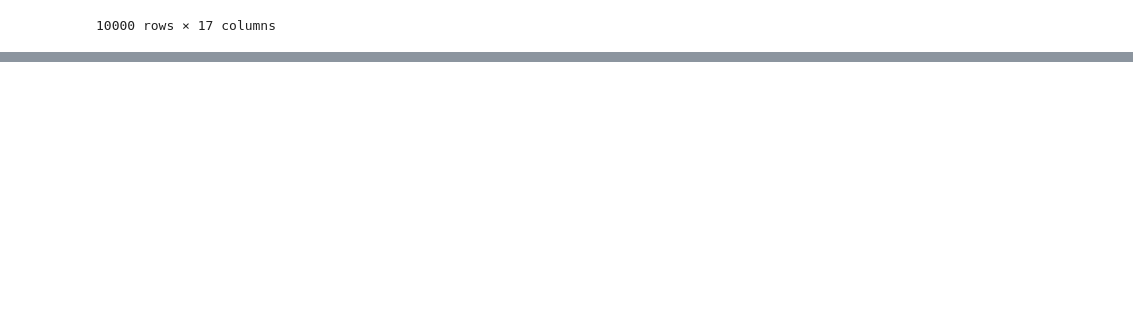
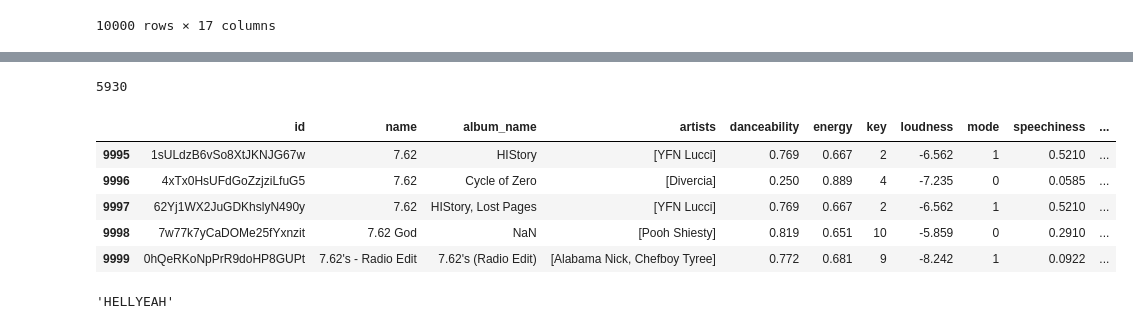
Before and after one commit to FrostNT1/Music-Industry-Insights, a Jupyter notebook: experiments/Shivam/03_song-features.ipynb, the cells around one changed output, grey strips where cells are left out. Cells and saved outputs as stored; diff of their text form; code cells hidden in the pictures; blank space fills up the shorter version.

```diff
--- a/experiments/Shivam/03_song-features.ipynb
+++ b/experiments/Shivam/03_song-features.ipynb
@@ -121,0 +151,17 @@ songs_with_attributes_and_lyrics.head()
+# %%
+len(skipped_indices)
+# %% [output]
+5930
+# %%
+songs_with_attributes_and_lyrics_cleaned.tail()
+# %% [output]
+|  | id | name | album_name | artists | danceability | energy | key | loudness | mode | speechiness | ... |
+| 9995 | 1sULdzB6vSo8XtJKNJG67w | 7.62 | HIStory | [YFN Lucci] | 0.769 | 0.667 | 2 | -6.562 | 1 | 0.5210 | ... |
+| 9996 | 4xTx0HsUFdGoZzjziLfuG5 | 7.62 | Cycle of Zero | [Divercia] | 0.250 | 0.889 | 4 | -7.235 | 0 | 0.0585 | ... |
+| 9997 | 62Yj1WX2JuGDKhslyN490y | 7.62 | HIStory, Lost Pages | [YFN Lucci] | 0.769 | 0.667 | 2 | -6.562 | 1 | 0.5210 | ... |
+| 9998 | 7w77k7yCaDOMe25fYxnzit | 7.62 God | NaN | [Pooh Shiesty] | 0.819 | 0.651 | 10 | -5.859 | 0 | 0.2910 | ... |
+| 9999 | 0hQeRKoNpPrR9doHP8GUPt | 7.62's - Radio Edit | 7.62's (Radio Edit) | [Alabama Nick, Chefboy Tyree] | 0.772 | 0.681 | 9 | -8.242 | 1 | 0.0922 | ... |
+# %%
+songs_with_attributes_and_lyrics_cleaned.iloc[0]['artists'][0]
+# %% [output]
+'HELLYEAH'
```
Also changed, not shown: parts of 1 cell of this notebook, 2 other files.
